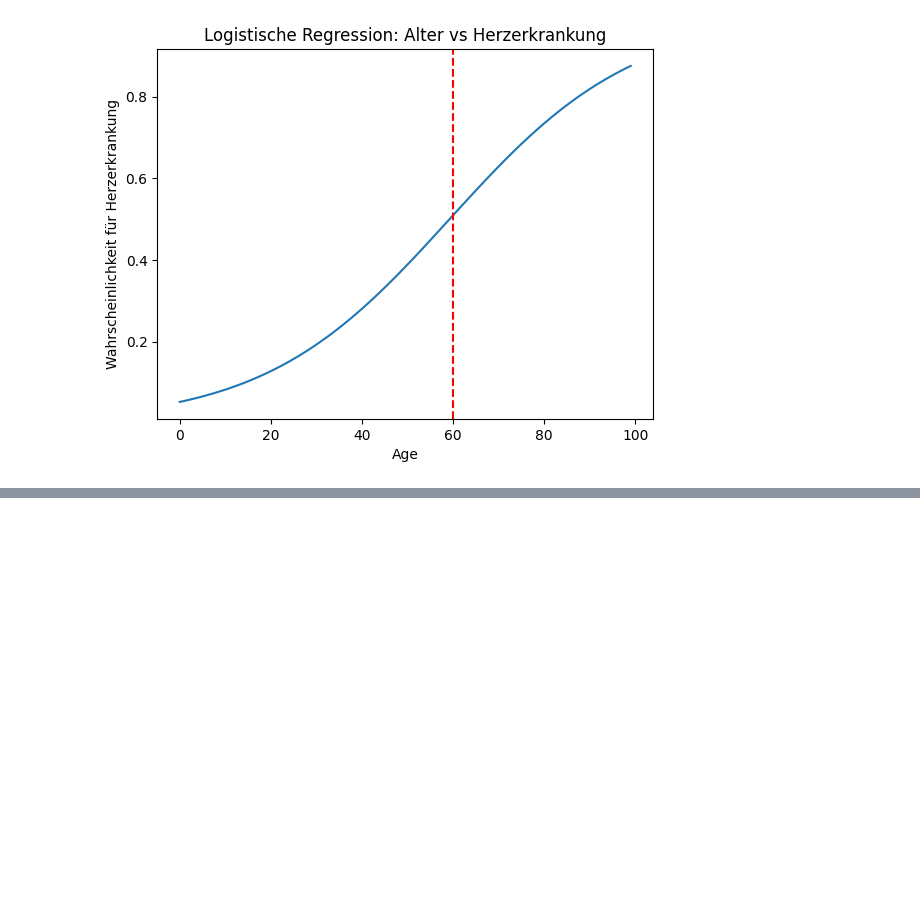
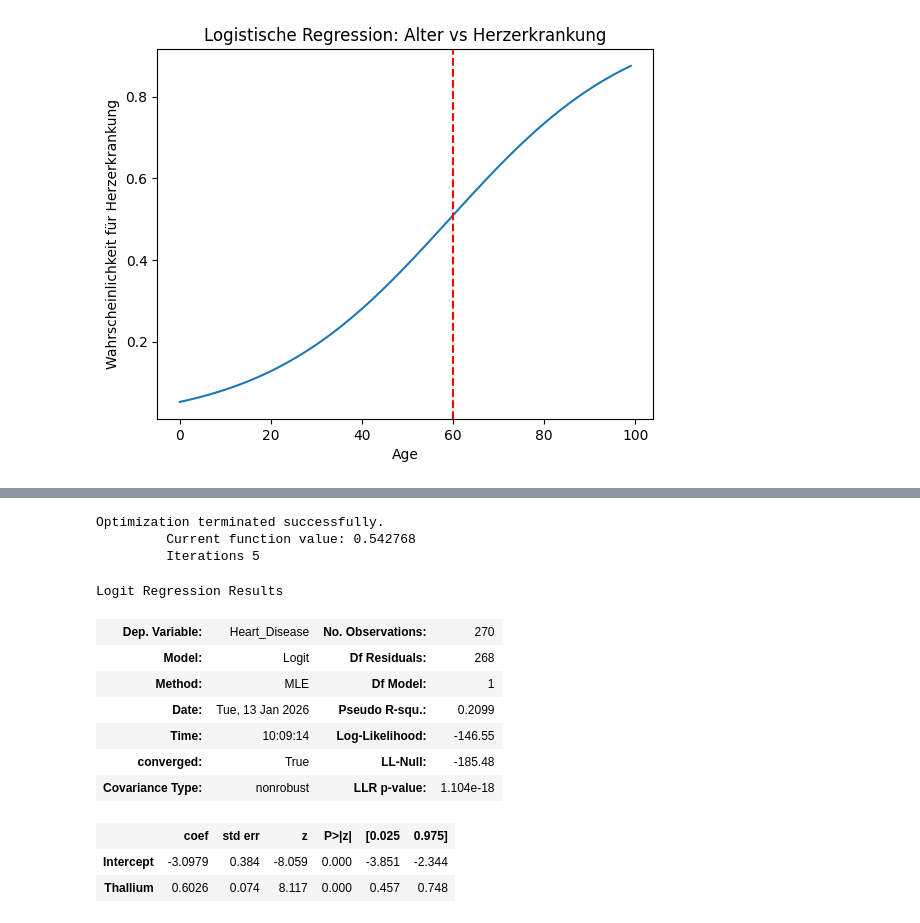
Before and after one commit to Alex421-ai/DPP_Projekt_Herz, a Jupyter notebook: notebooks/01_exploration.ipynb, the cells around one changed output, grey strips where cells are left out. Saved outputs shown, nothing was run; the diff lists cells and outputs as text; code cells hidden in the pictures; blank space fills up the shorter version.

```diff
--- a/notebooks/01_exploration.ipynb
+++ b/notebooks/01_exploration.ipynb
@@ -301,0 +325,19 @@ Ab dem Alter von 60 Jahren besteht ein erhöhtes Risiko für eine Herzerkrankung
+# %%
+model = smf.logit(formula="Heart_Disease ~ Thallium", data=df)
+results2 = model.fit()
+results2.summary()
+# %% [output]
+Optimization terminated successfully.
+         Current function value: 0.542768
+         Iterations 5
+Logit Regression Results
+| Dep. Variable: | Heart_Disease | No. Observations: | 270 |
+| Model: | Logit | Df Residuals: | 268 |
+| Method: | MLE | Df Model: | 1 |
+| Date: | Tue, 13 Jan 2026 | Pseudo R-squ.: | 0.2099 |
+| Time: | 10:09:14 | Log-Likelihood: | -146.55 |
+| converged: | True | LL-Null: | -185.48 |
+| Covariance Type: | nonrobust | LLR p-value: | 1.104e-18 |
+|  | coef | std err | z | P>|z| | [0.025 | 0.975] |
+| Intercept | -3.0979 | 0.384 | -8.059 | 0.000 | -3.851 | -2.344 |
+| Thallium | 0.6026 | 0.074 | 8.117 | 0.000 | 0.457 | 0.748 |
```
Also changed, not shown: parts of 8 cells of this notebook.
